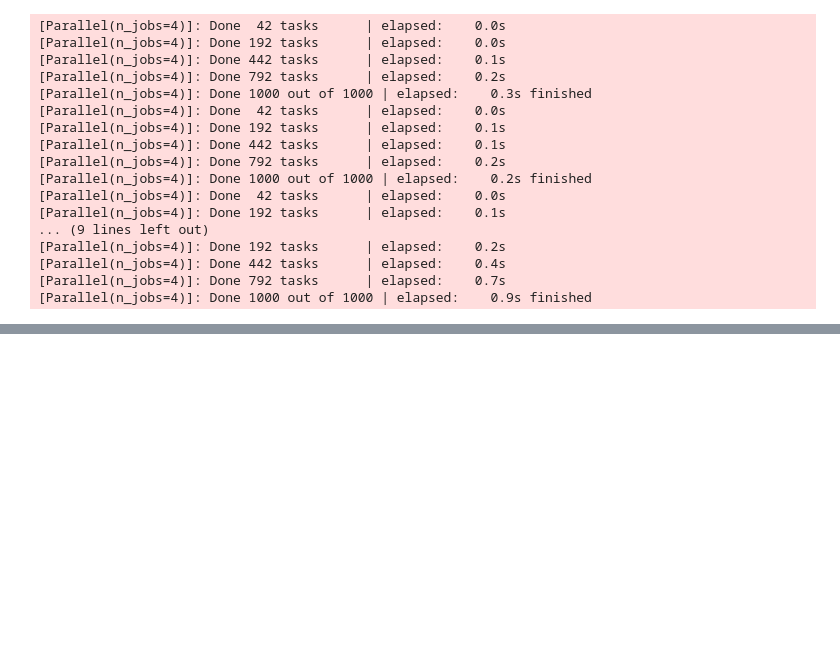
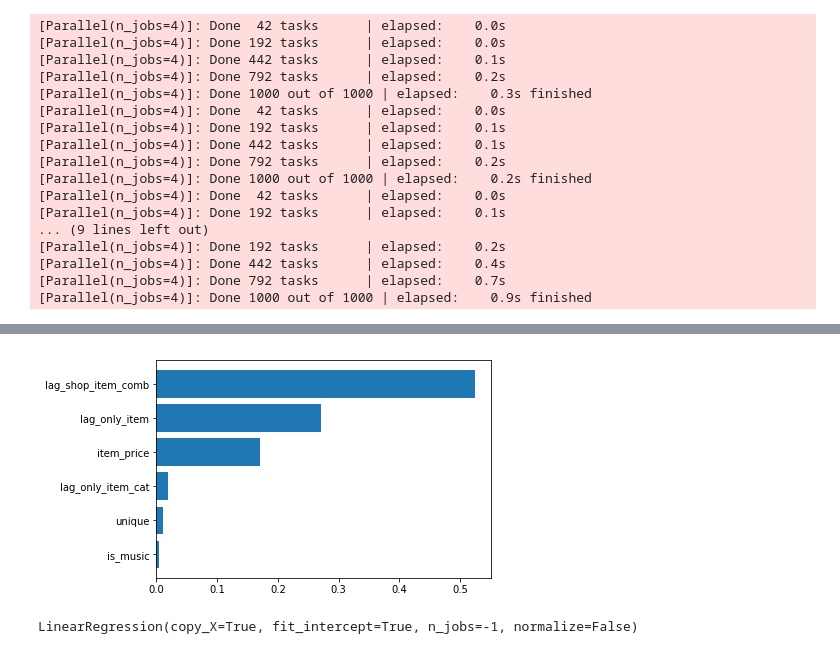
Before and after one commit to Fenil3510/Summer_Kernels, a Jupyter notebook: Future_Sales/Prediction_Zone.ipynb, the cells around one changed output, grey strips where cells are left out. Drawn from its saved outputs; the diff is of its cells as text; code cells hidden in the pictures; blank space fills up the shorter version.

```diff
--- a/Future_Sales/Prediction_Zone.ipynb
+++ b/Future_Sales/Prediction_Zone.ipynb
@@ -433,0 +418,8 @@ plt.show()
+# %%
+#For RF
+plt.figure(1)
+plt.barh(range(len(index)), importance[index])
+plt.yticks(range(len(index)), [features[i] for i in index])
+plt.show()
+# %% [output]
+[figure, added]
@@ -433,0 +430,4 @@ plt.show()
+# %%
+lm_model_standardized.fit(dropped_col_train33_no_na,train33.dropna()['item_cnt_month'])
+# %% [output]
+LinearRegression(copy_X=True, fit_intercept=True, n_jobs=-1, normalize=False)
```
Also changed, not shown: parts of 49 cells of this notebook, 1 other file.
